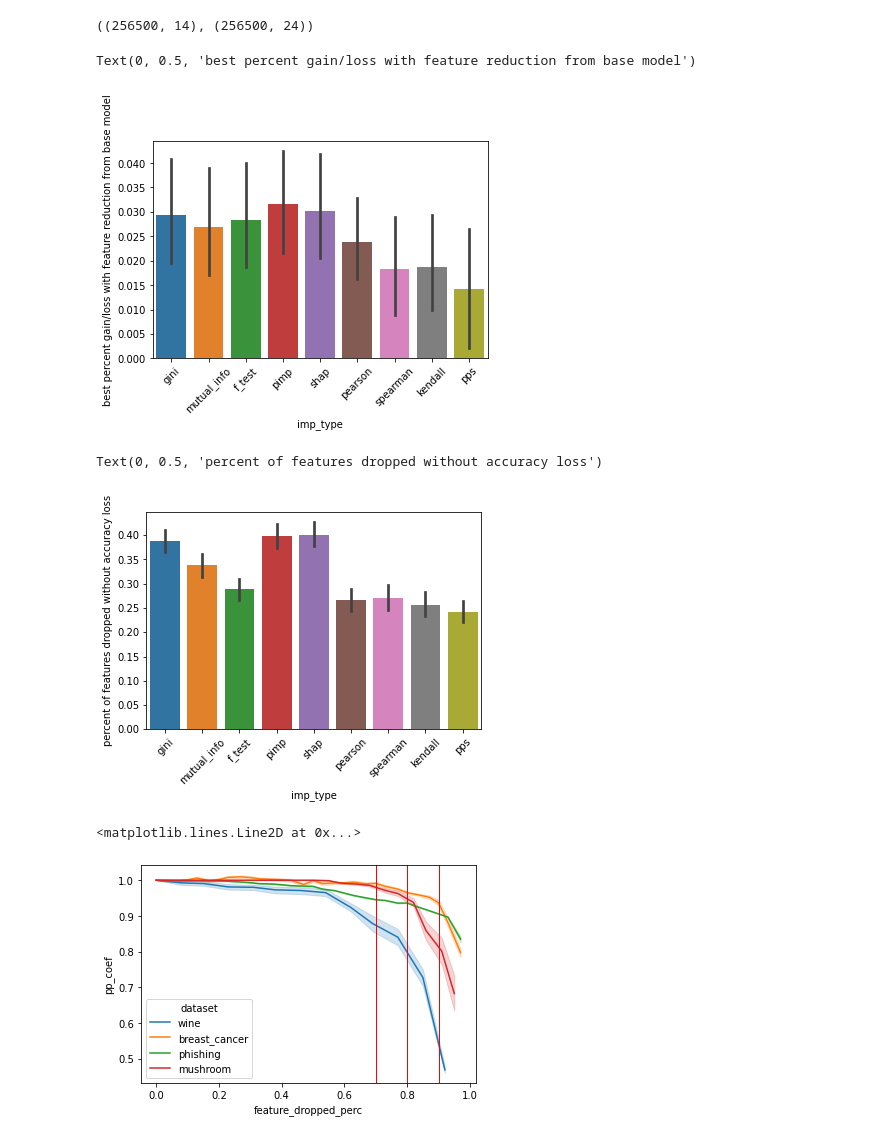
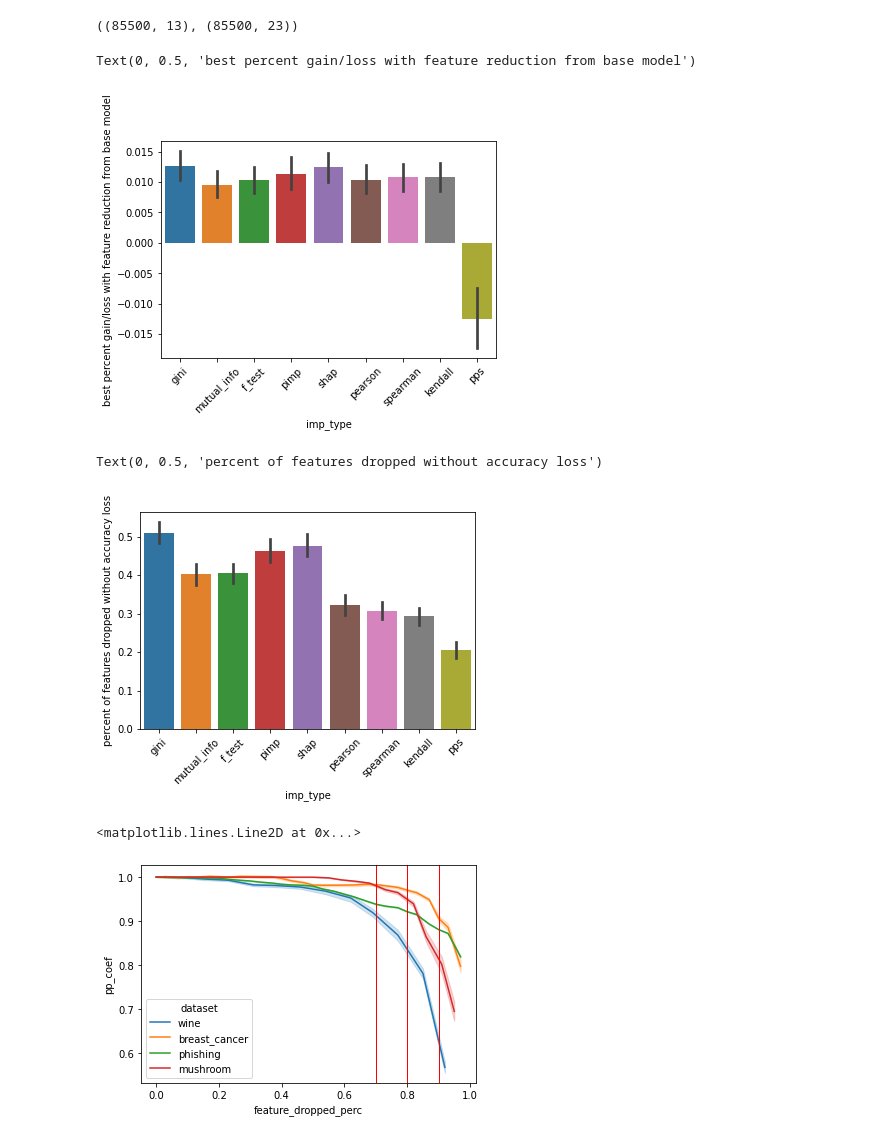
Before and after one commit to Kursis/rtu_thesis, a Jupyter notebook: result_analysis_classification.ipynb, the cells around one changed output. Cells and saved outputs as stored; diff of their text form; code cells hidden in the pictures.

```diff
--- a/result_analysis_classification.ipynb
+++ b/result_analysis_classification.ipynb
@@ -18,3 +17,9 @@ df = pd.read_csv('classification_real_data_ds0_9_rs10_small.csv')
+# %%
+model = "RandomForestClassifier"
+df = pd.read_csv('classification_real_data_ds0_9_rs10_small.csv')
+init_shape = df.shape
+df = df.query(f'model == "{model}"')
+filtered_shape = df.shape
 # %%
 original_cols = df.columns.tolist()
 original_shape = df.shape; original_shape
@@ -28,8 +33,8 @@ cols = ['dataset', 'random_state', 'data_split', 'model', 'imp_type', 'mse_test'
 idx = ['dataset', 'random_state', 'data_split', 'model', 'imp_type']
 
 init_metric = df.query('dropped_feature == "full_set"')
-init_metric = init_metric.groupby(idx).mse_test.max()
-init_metric = init_metric.rename('init_mse_test')
+init_metric = init_metric.groupby(idx).mcc_test.max()
+init_metric = init_metric.rename('init_mcc_test')
 
 # merge into original df
 df_full = pd.merge(df, init_metric, on=idx, how='inner')
@@ -59,19 +64,18 @@ original_shape, df_full.shape
 # %%
-df_full['mse_delta'] = df_full.mse_test - df_full.init_mse_test
-df_full['mse_perc'] = df_full.mse_delta / df_full.init_mse_test
+df_full['mcc_delta'] = df_full.mcc_test - df_full.init_mcc_test
+df_full['mcc_perc'] = abs(df_full.mcc_test / df_full.init_mcc_test) -1
 df_full['feature_cnt'] = df_full.max_feature_cnt - df_full.iteration
-df_full['pp_coef'] =  df_full.mse_test / df_full.init_mse_test
-# df_full['pp_coef'] = df_full.init_mse_test / df_full.mse_test
+df_full['pp_coef'] =  df_full.mcc_test / df_full.init_mcc_test
 
 # max_perc grouping
 grouping = ['dataset', 'random_state', 'data_split', 'model', 'imp_type']
 
 # select all non-base models
 max_perc = df_full.query('iteration > 0')
-max_perc = max_perc.groupby(grouping).mse_perc.max()
+max_perc = max_perc.groupby(grouping).mcc_perc.max()
 max_perc = max_perc.rename('max_perc')
 
 df_full = pd.merge(df_full, max_perc, on=grouping, how='inner')
 original_shape, df_full.shape
 # %% [output]
-((256500, 14), (256500, 24))
+((85500, 13), (85500, 23))
@@ -100,15 +104,15 @@ ordering = ['iteration', 'mse_test','iteration','dataset', 'init_mse_test', 'mod
 # %%
 # Case1: Can we get a metric improvement
-case_1 = df_res.query('init_mse_test < 1.0');
-case_1 = case_1[['imp_type','max_perc','random_state', 'data_split']];
+case_1 = df_res.query('dataset != ["mushroom", "wine"]')
+case_1 = case_1[['imp_type','max_perc','random_state', 'data_split', 'dataset']];
 case_1 = case_1.drop_duplicates();
 
 # plot case_1
 plot = sns.barplot(x='imp_type', y='max_perc', ci=95,
             data=case_1
             )
 plot.set_xticklabels(plot.get_xticklabels(), rotation=45);
 plot.set_ylabel('best percent gain/loss with feature reduction from base model')
 # %% [output]
 Text(0, 0.5, 'best percent gain/loss with feature reduction from base model')
-[figure, old version]
+[figure, new version]
@@ -115,8 +131,6 @@ Text(0, 0.5, 'best percent gain/loss with feature reduction from base model')
 # %%
-# Case2: No decrease in metric
-# % features dropped without performance decrease
-case_2 = df_full.query('max_perc == mse_perc')
-case_2 = case_2.query('mse_perc >= 0')
+case_2 = df_full
+# case_2 = case_2.query('mse_perc >= 0')
 
 case_2['feature_dropped'] =  case_2.max_feature_cnt - case_2.feature_cnt
 
@@ -126,17 +140,26 @@ case_2['feature_dropped_perc'] = (
                                       / case_2.max_feature_cnt
                                     )
 
-case_2 = case_2[['imp_type', 'feature_dropped_perc', 'random_state','data_split']]
-case_2 = case_2.drop_duplicates()
+grouping = ['imp_type', 'random_state',
+            'data_split', 'dataset']
+max_dropped = case_2.query('mcc_test  >= init_mcc_test')
+max_dropped = (max_dropped[grouping + ['feature_dropped_perc']]
+               .groupby(grouping).max())
+max_dropped = max_dropped.rename(columns={"feature_dropped_perc": "max_dropped"})
 
-plot = sns.barplot(x='imp_type', y='feature_dropped_perc',
-            data=case_2
+case_2 = case_2[grouping].drop_duplicates()
+case_2 = pd.merge(case_2, max_dropped, on=grouping, how='left')
+case_2 = case_2.fillna(0)
+# case_2 = case_2.query('feature_dropped_perc == max_dropped')
+
+plot = sns.barplot(x='imp_type', y='max_dropped',
+            data=case_2, order=case_1.imp_type.unique().tolist()
             )
 plot.set_xticklabels(plot.get_xticklabels(), rotation=45);
 plot.set_ylabel('percent of features dropped without accuracy loss')
 # %% [output]
 Text(0, 0.5, 'percent of features dropped without accuracy loss')
-[figure, old version]
+[figure, new version]
 # %%
 # Case 3: Maximum interpretability (drop [70%, 80%, 90%] of all features, rounded)
 # %%
@@ -155,7 +178,7 @@ case3_1 = case3_1.drop_duplicates()
 case3_1['feature_dropped_perc'] = case3_1.feature_dropped_perc.round(decimals=2)
 
 case3_1
-plot = sns.lineplot(x='feature_dropped_perc', y='pp_coef', hue='dataset', ci=95,
+plot = sns.lineplot(x='feature_dropped_perc', y='pp_coef', hue='dataset', ci=100,
             data=case3_1.query(f'''
         model == "RandomForestClassifier" and \
         imp_type != "pps"
@@ -166,7 +189,7 @@ plot.axvline(0.8, 0,1, linewidth=1, color='r')
 plot.axvline(0.9, 0,1, linewidth=1, color='r')
 # %% [output]
 <matplotlib.lines.Line2D at 0x...>
-[figure, old version]
+[figure, new version]
 # %%
 sub1 = df_res[df_res.f_cnt_10perc == df_res.feature_cnt]
 sub2 = df_res[df_res.f_cnt_20perc == df_res.feature_cnt]
```
Also changed, not shown: parts of 19 cells of this notebook, 29 other files.
